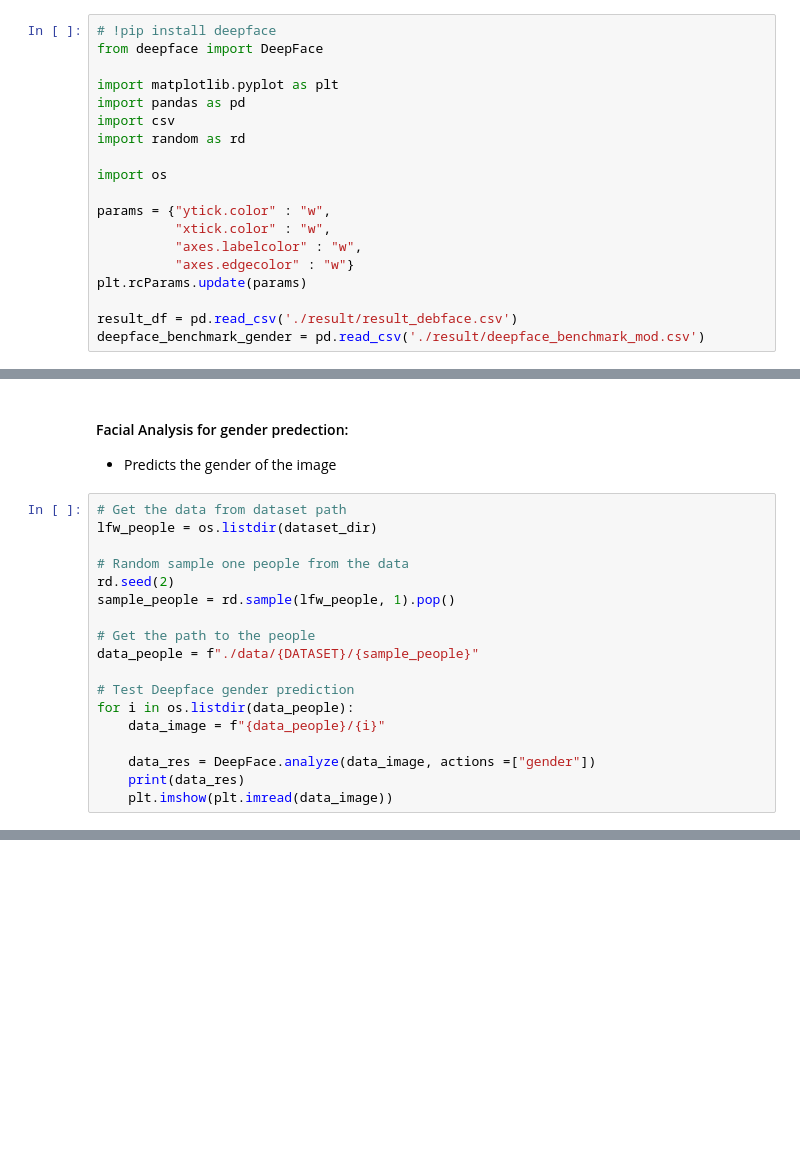
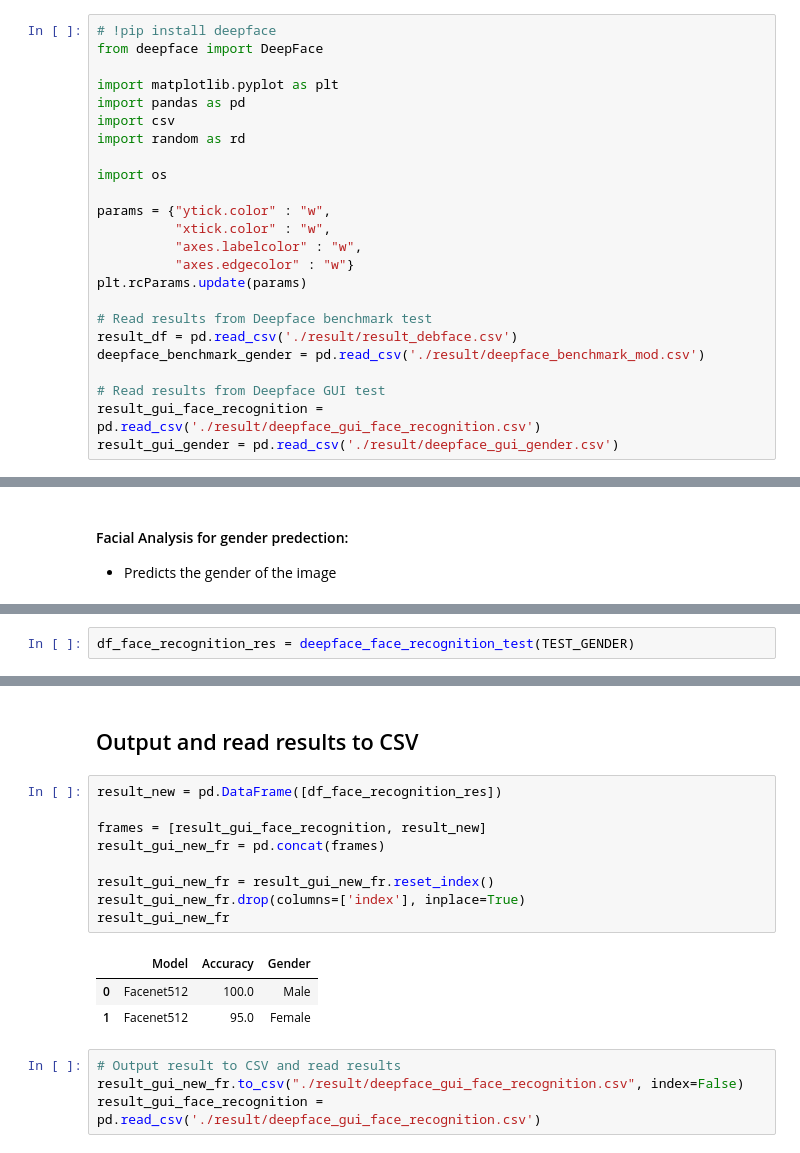
Before and after one commit to sushii2001/DeepFace-gender-bias-detection, a Jupyter notebook: DeepFace-demo.ipynb, the cells around one changed output, grey strips where cells are left out. Saved outputs shown, nothing was run; the diff lists cells and outputs as text; blank space fills up the shorter version.

```diff
--- a/DeepFace-demo.ipynb
+++ b/DeepFace-demo.ipynb
@@ -17,8 +17,13 @@ params = {"ytick.color" : "w",
           "axes.edgecolor" : "w"}
 plt.rcParams.update(params)
 
+# Read results from Deepface benchmark test
 result_df = pd.read_csv('./result/result_debface.csv')
 deepface_benchmark_gender = pd.read_csv('./result/deepface_benchmark_mod.csv')
+
+# Read results from Deepface GUI test
+result_gui_face_recognition = pd.read_csv('./result/deepface_gui_face_recognition.csv')
+result_gui_gender = pd.read_csv('./result/deepface_gui_gender.csv')
 # %% [markdown]
 ## Benchmark Results from Deepface:
 # %%
@@ -90,21 +95,3 @@ TEST_GENDER = 'Male'
 #### Facial Analysis for gender predection:
 
 - Predicts the gender of the image
-# %%
-# Get the data from dataset path
-lfw_people = os.listdir(dataset_dir)
-
-# Random sample one people from the data
-rd.seed(2)
-sample_people = rd.sample(lfw_people, 1).pop()
-
-# Get the path to the people
-data_people = f"./data/{DATASET}/{sample_people}"
-
-# Test Deepface gender prediction
-for i in os.listdir(data_people):
-    data_image = f"{data_people}/{i}"
-
-    data_res = DeepFace.analyze(data_image, actions =["gender"])
-    print(data_res)
-    plt.imshow(plt.imread(data_image))
@@ -177,0 +193,2 @@ Accuracy of Facenet512 is 67.0%
+# %%
+df_face_recognition_res = deepface_face_recognition_test(TEST_GENDER)
@@ -177,0 +213,19 @@ Accuracy of Facenet512 is 67.0%
+# %% [markdown]
+## Output and read results to CSV
+# %%
+result_new = pd.DataFrame([df_face_recognition_res])
+
+frames = [result_gui_face_recognition, result_new]
+result_gui_new_fr = pd.concat(frames)
+
+result_gui_new_fr = result_gui_new_fr.reset_index()
+result_gui_new_fr.drop(columns=['index'], inplace=True)
+result_gui_new_fr
+# %% [output]
+|  | Model | Accuracy | Gender |
+| 0 | Facenet512 | 100.0 | Male |
+| 1 | Facenet512 | 95.0 | Female |
+# %%
+# Output result to CSV and read results
+result_gui_new_fr.to_csv("./result/deepface_gui_face_recognition.csv", index=False)
+result_gui_face_recognition = pd.read_csv('./result/deepface_gui_face_recognition.csv')
```
Also changed, not shown: parts of 9 cells of this notebook, 12 other files.
